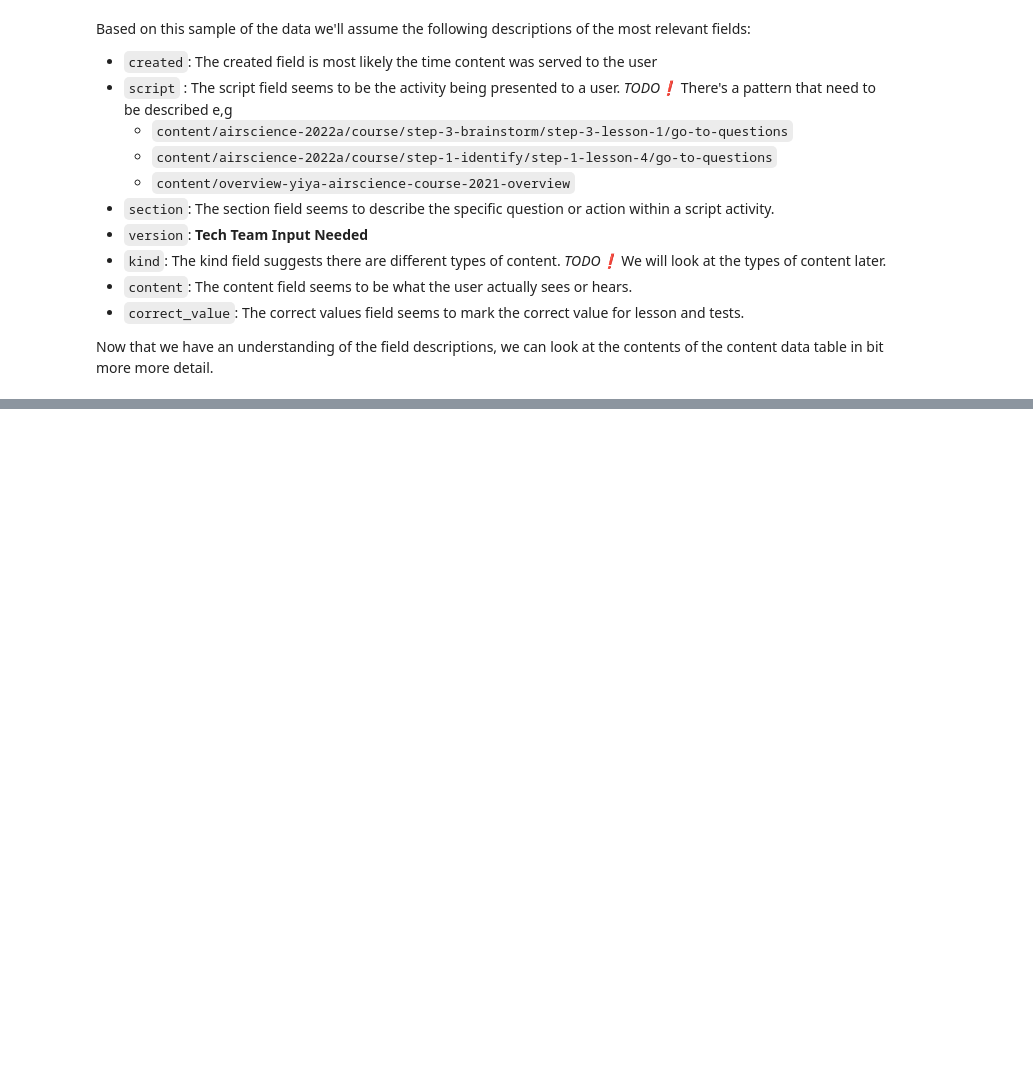
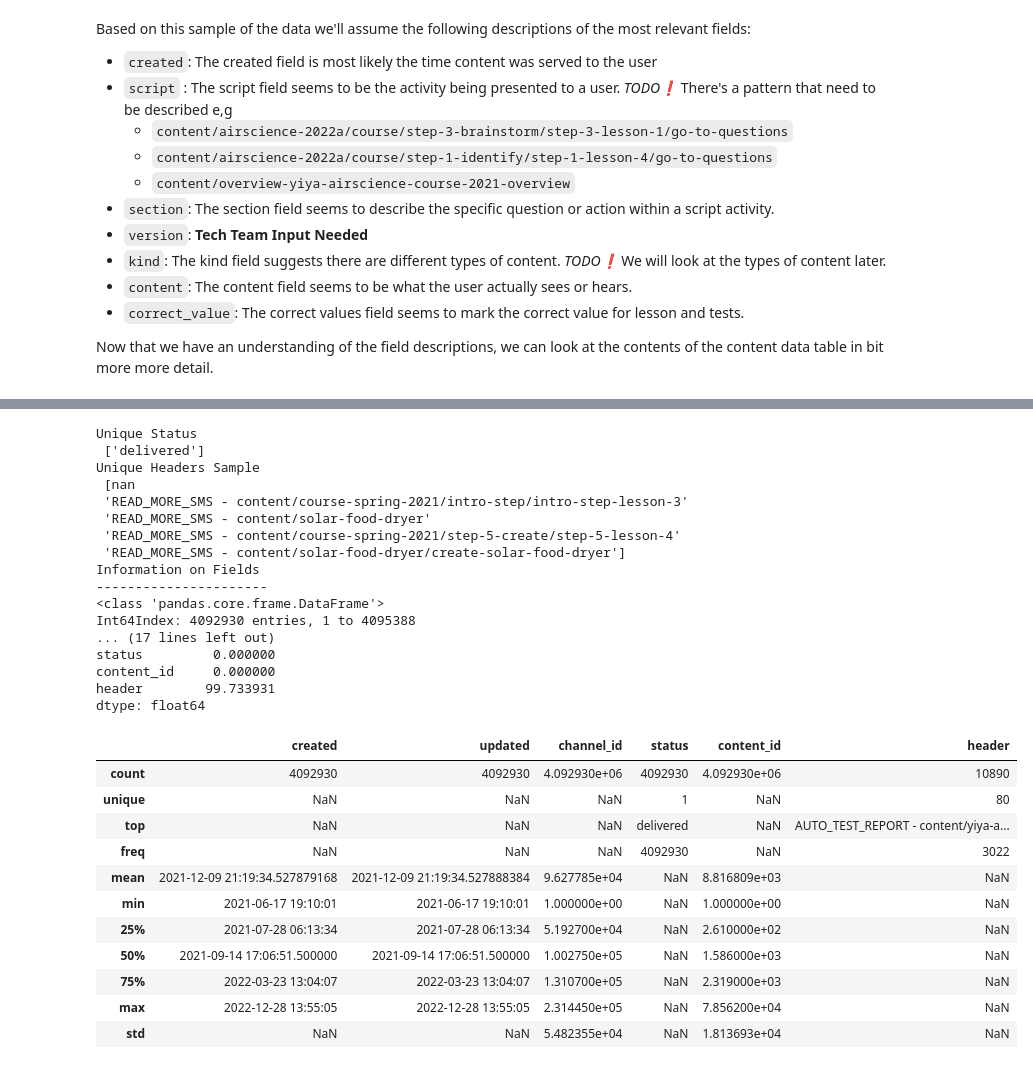
Before and after one commit to darrendbutler/yiya_data_analysis, a Jupyter notebook: dropout_analysis_course_2-3.ipynb, the cells around one changed output, grey strips where cells are left out. Cells and saved outputs as stored; diff of their text form; code cells hidden in the pictures; blank space fills up the shorter version.

```diff
--- a/dropout_analysis_course_2-3.ipynb
+++ b/dropout_analysis_course_2-3.ipynb
@@ -222,0 +250,38 @@ outbound_df.sample(5)
+# %%
+unique_status = outbound_df["status"].unique()
+print("Unique Status\n", unique_status)
+
+unique_headers = outbound_df["header"].unique()
+print("Unique Headers Sample\n", unique_headers[0:5])
+
+explore_data(outbound_df)
+# %% [output]
+Unique Status
+ ['delivered']
+Unique Headers Sample
+ [nan
+ 'READ_MORE_SMS - content/course-spring-2021/intro-step/intro-step-lesson-3'
+ 'READ_MORE_SMS - content/solar-food-dryer'
+ 'READ_MORE_SMS - content/course-spring-2021/step-5-create/step-5-lesson-4'
+ 'READ_MORE_SMS - content/solar-food-dryer/create-solar-food-dryer']
+Information on Fields
+----------------------
+<class 'pandas.core.frame.DataFrame'>
+Int64Index: 4092930 entries, 1 to 4095388
+... (17 lines left out)
+status         0.000000
+content_id     0.000000
+header        99.733931
+dtype: float64
+|  | created | updated | channel_id | status | content_id | header |
+| count | 4092930 | 4092930 | 4.092930e+06 | 4092930 | 4.092930e+06 | 10890 |
+| unique | NaN | NaN | NaN | 1 | NaN | 80 |
+| top | NaN | NaN | NaN | delivered | NaN | AUTO_TEST_REPORT - content/yiya-a... |
+| freq | NaN | NaN | NaN | 4092930 | NaN | 3022 |
+| mean | 2021-12-09 21:19:34.527879168 | 2021-12-09 21:19:34.527888384 | 9.627785e+04 | NaN | 8.816809e+03 | NaN |
+| min | 2021-06-17 19:10:01 | 2021-06-17 19:10:01 | 1.000000e+00 | NaN | 1.000000e+00 | NaN |
+| 25% | 2021-07-28 06:13:34 | 2021-07-28 06:13:34 | 5.192700e+04 | NaN | 2.610000e+02 | NaN |
+| 50% | 2021-09-14 17:06:51.500000 | 2021-09-14 17:06:51.500000 | 1.002750e+05 | NaN | 1.586000e+03 | NaN |
+| 75% | 2022-03-23 13:04:07 | 2022-03-23 13:04:07 | 1.310700e+05 | NaN | 2.319000e+03 | NaN |
+| max | 2022-12-28 13:55:05 | 2022-12-28 13:55:05 | 2.314450e+05 | NaN | 7.856200e+04 | NaN |
+| std | NaN | NaN | 5.482355e+04 | NaN | 1.813693e+04 | NaN |
```
Also changed, not shown: parts of 23 cells of this notebook.
